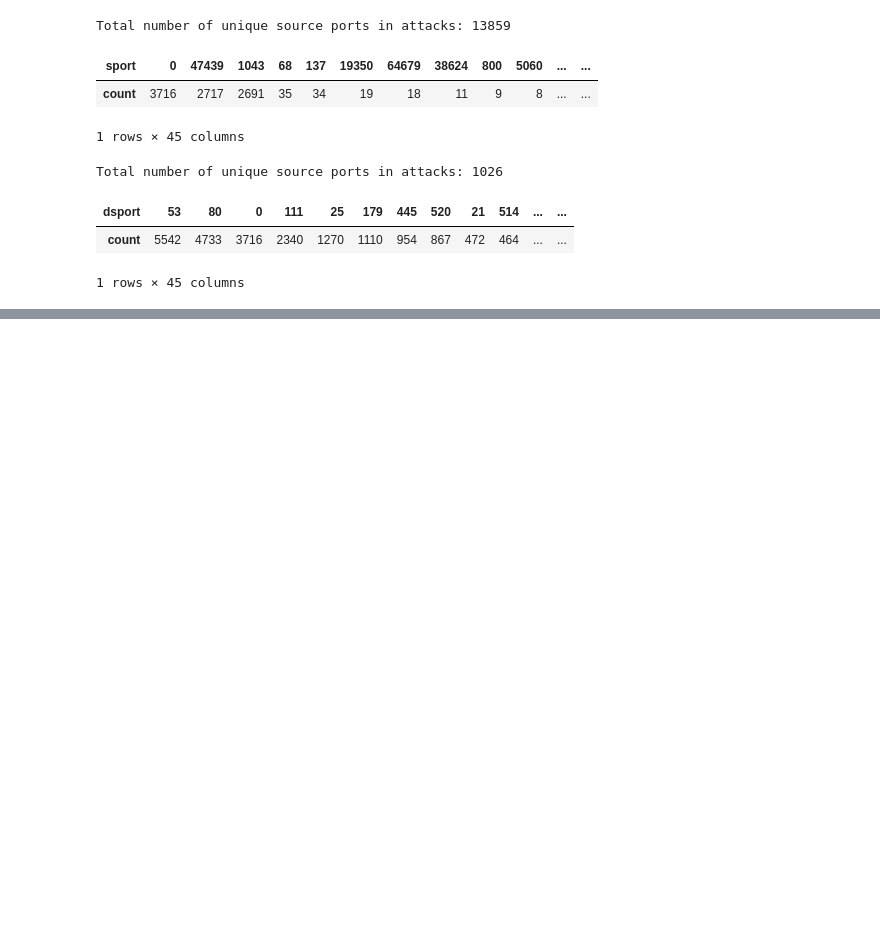
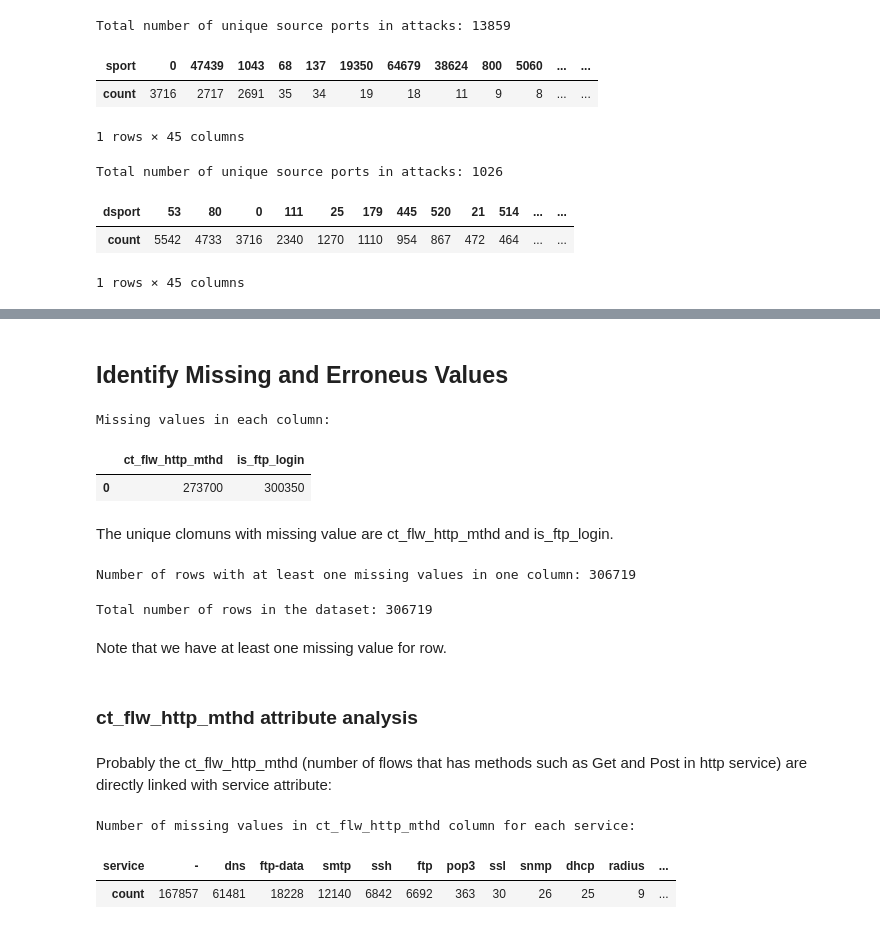
Before and after one commit to Mugna46/AI_project, a Jupyter notebook: AI.ipynb, the cells around one changed output, grey strips where cells are left out. Saved outputs shown, nothing was run; the diff lists cells and outputs as text; code cells hidden in the pictures; blank space fills up the shorter version.

Commit message:
feat(notebook): Stime and Ltime attributes analysis Missing and erroneus value identification Starting pre-processing phase

```diff
--- a/AI.ipynb
+++ b/AI.ipynb
@@ -341,0 +347,44 @@ On the other hand, the attribute dport (Destination port number) could be import
+# %% [markdown]
+## Identify Missing and Erroneus Values
+# %%
+missing_values = df.isnull().sum()
+missing_values_filtered = missing_values[missing_values > 0]
+
+pd.set_option('display.max_columns', None)
+pd.set_option('display.max_colwidth', None)
+
+print("Missing values in each column:")
+missing_values_filtered.to_frame().T
+# %% [output]
+Missing values in each column:
+|  | ct_flw_http_mthd | is_ftp_login |
+| 0 | 273700 | 300350 |
+# %% [markdown]
+The unique clomuns with missing value are ct_flw_http_mthd and is_ftp_login.
+# %%
+rows_with_missing_values = df[df.isnull().any(axis=1)]
+print("\nNumber of rows with at least one missing values in one column:", len(rows_with_missing_values))
+# %% [output]
+Number of rows with at least one missing values in one column: 306719
+# %%
+total_rows = df.shape[0]
+print(f"Total number of rows in the dataset: {total_rows}")
+# %% [output]
+Total number of rows in the dataset: 306719
+# %% [markdown]
+Note that we have at least one missing value for row.
+# %% [markdown]
+### ct_flw_http_mthd attribute analysis
+# %% [markdown]
+Probably the ct_flw_http_mthd (number of flows that has methods such as Get and Post in http service) are directly linked with service attribute:
+# %%
+missing_values = df[df['ct_flw_http_mthd'].isnull()]
+
+missing_values_by_service = missing_values['service'].value_counts()
+
+print("Number of missing values in ct_flw_http_mthd column for each service:")
+missing_values_by_service.to_frame().T
+# %% [output]
+Number of missing values in ct_flw_http_mthd column for each service:
+| service | - | dns | ftp-data | smtp | ssh | ftp | pop3 | ssl | snmp | dhcp | radius | ... |
+| count | 167857 | 61481 | 18228 | 12140 | 6842 | 6692 | 363 | 30 | 26 | 25 | 9 | ... |
```
Also changed, not shown: parts of 22 cells of this notebook.
